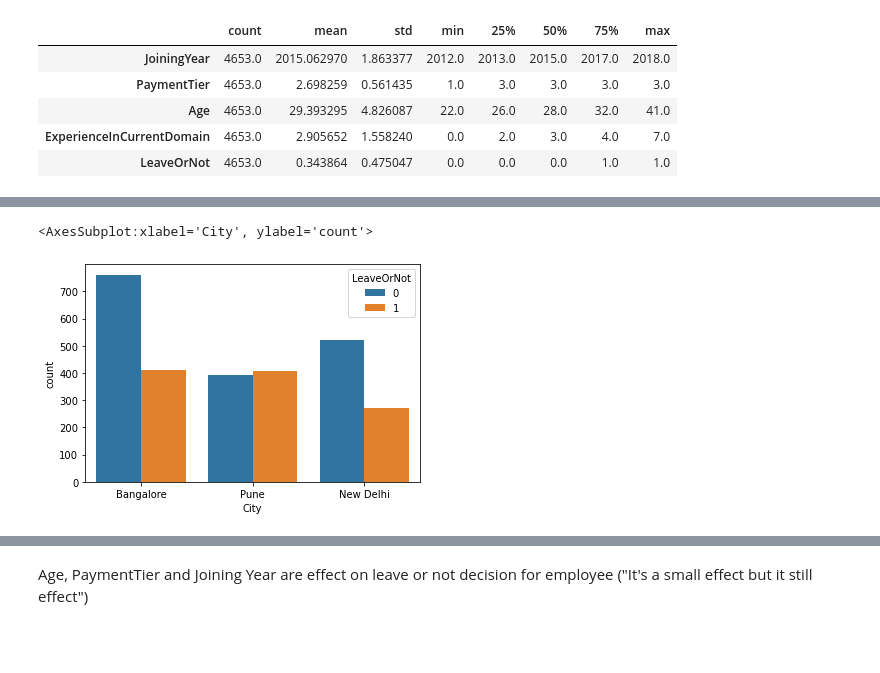
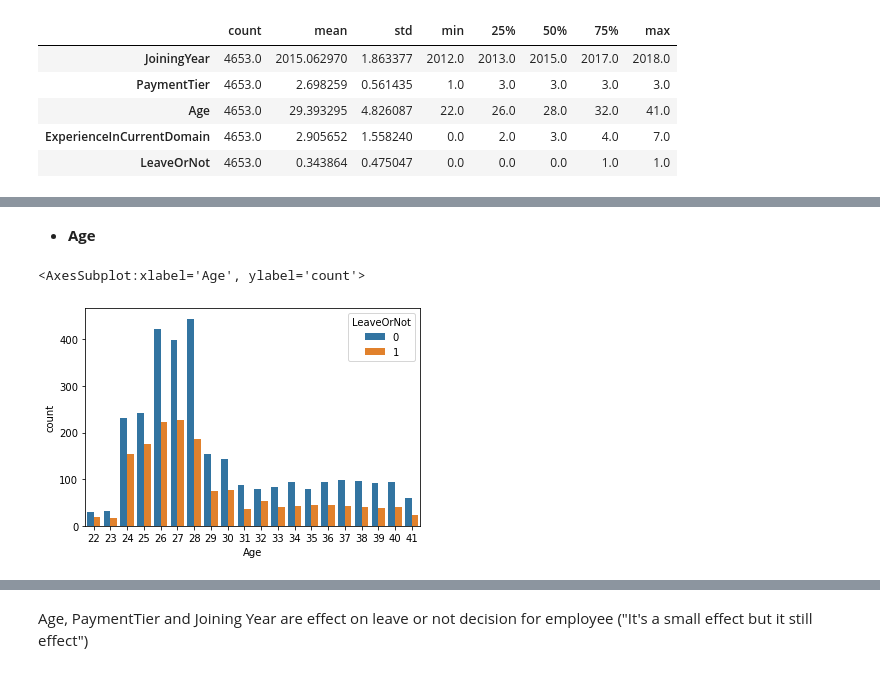
Before and after one commit to joaoreis16/employee_future_prediction, a Jupyter notebook: code/main.ipynb, the cells around one changed output, grey strips where cells are left out. Cells and saved outputs as stored; diff of their text form; code cells hidden in the pictures; blank space fills up the shorter version.

```diff
--- a/code/main.ipynb
+++ b/code/main.ipynb
@@ -75,5 +102,7 @@ sns.countplot(data = data ,x='PaymentTier',hue='LeaveOrNot')
+# %% [markdown]
+- **Age**
 # %%
-sns.countplot(data = data ,x='City',hue='LeaveOrNot')
+sns.countplot(data = data, x='Age', hue="LeaveOrNot")
 # %% [output]
-<AxesSubplot:xlabel='City', ylabel='count'>
+<AxesSubplot:xlabel='Age', ylabel='count'>
-[figure, old version]
+[figure, new version]
```
Also changed, not shown: parts of 48 cells of this notebook.
